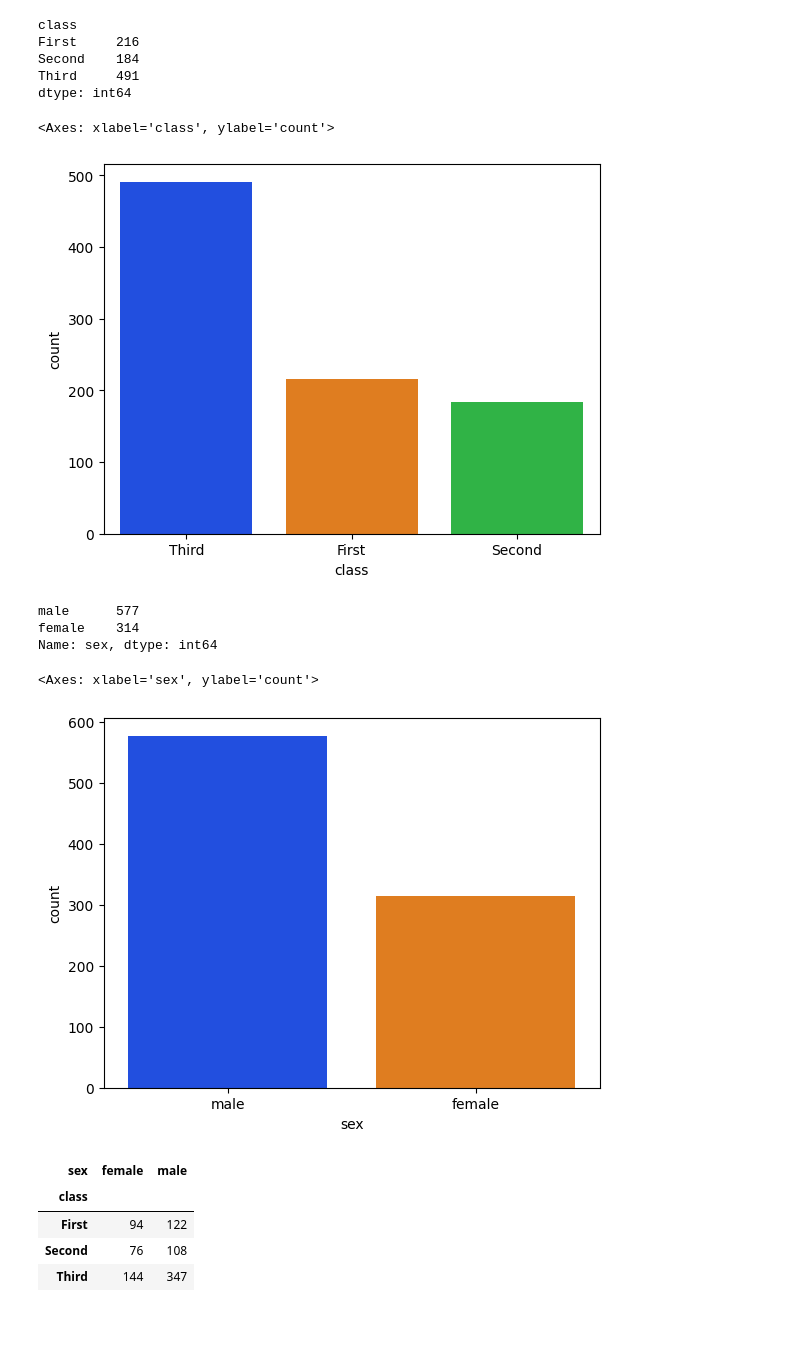
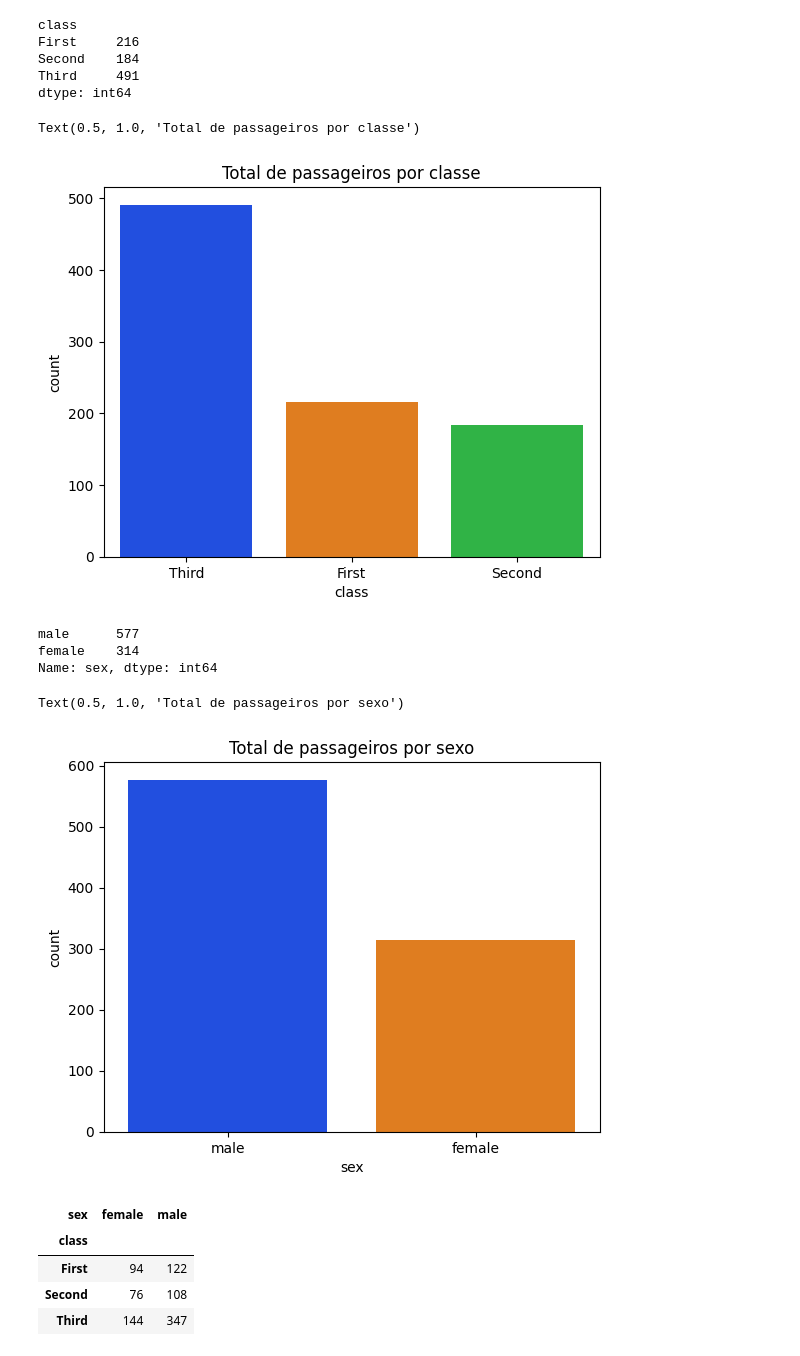
Before and after one commit to mariliafcborba/Titanic, a Jupyter notebook: Titanic.ipynb, the cells around one changed output. Saved outputs shown, nothing was run; the diff lists cells and outputs as text; code cells hidden in the pictures; blank space fills up the shorter version.

```diff
--- a/Titanic.ipynb
+++ b/Titanic.ipynb
@@ -202,9 +205,10 @@ Third     491
 dtype: int64
 # %%
 sns.countplot(data=df, x='class', palette='bright')
+plt.title("Total de passageiros por classe")
 # %% [output]
-<Axes: xlabel='class', ylabel='count'>
+Text(0.5, 1.0, 'Total de passageiros por classe')
-[figure, old version]
+[figure, new version]
 # %%
 # Total de passageiros por sexo
 # female = feminino, male = masculino
@@ -215,9 +219,10 @@ female    314
 Name: sex, dtype: int64
 # %%
 sns.countplot(data=df, x='sex', palette='bright')
+plt.title("Total de passageiros por sexo")
 # %% [output]
-<Axes: xlabel='sex', ylabel='count'>
+Text(0.5, 1.0, 'Total de passageiros por sexo')
-[figure, old version]
+[figure, new version]
 # %%
 # Número de passageiros de cada classe e seus respectivos sexos
 pd.crosstab(df['class'],df['sex'])
```
Also changed, not shown: parts of 12 cells of this notebook.
